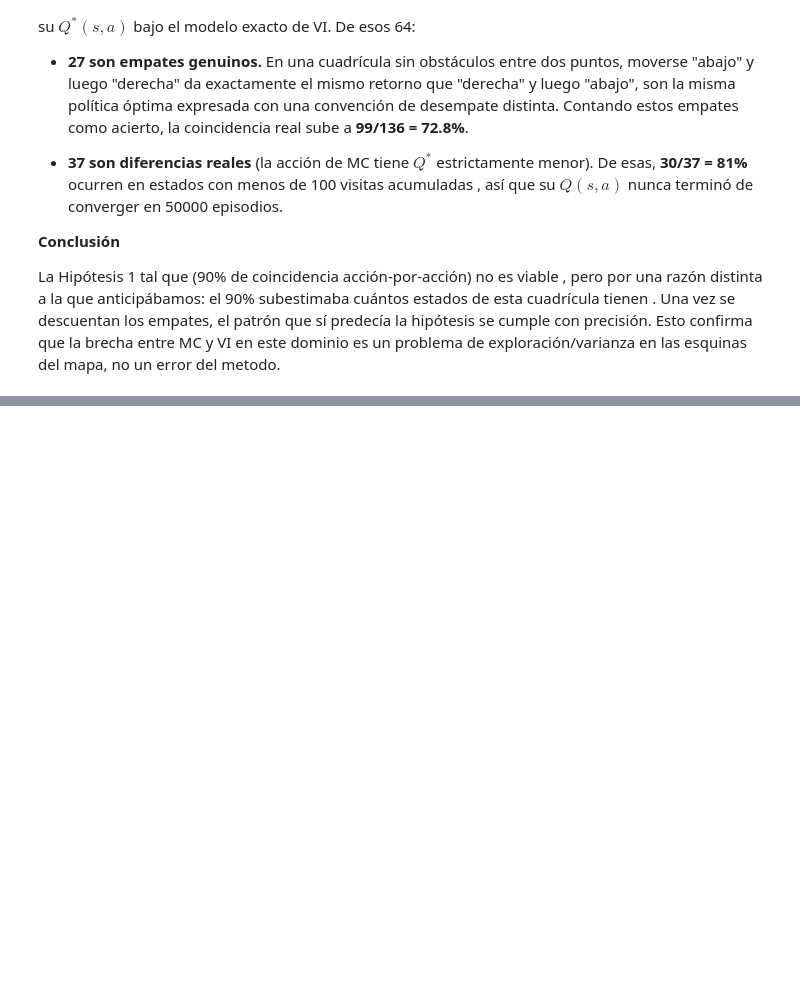
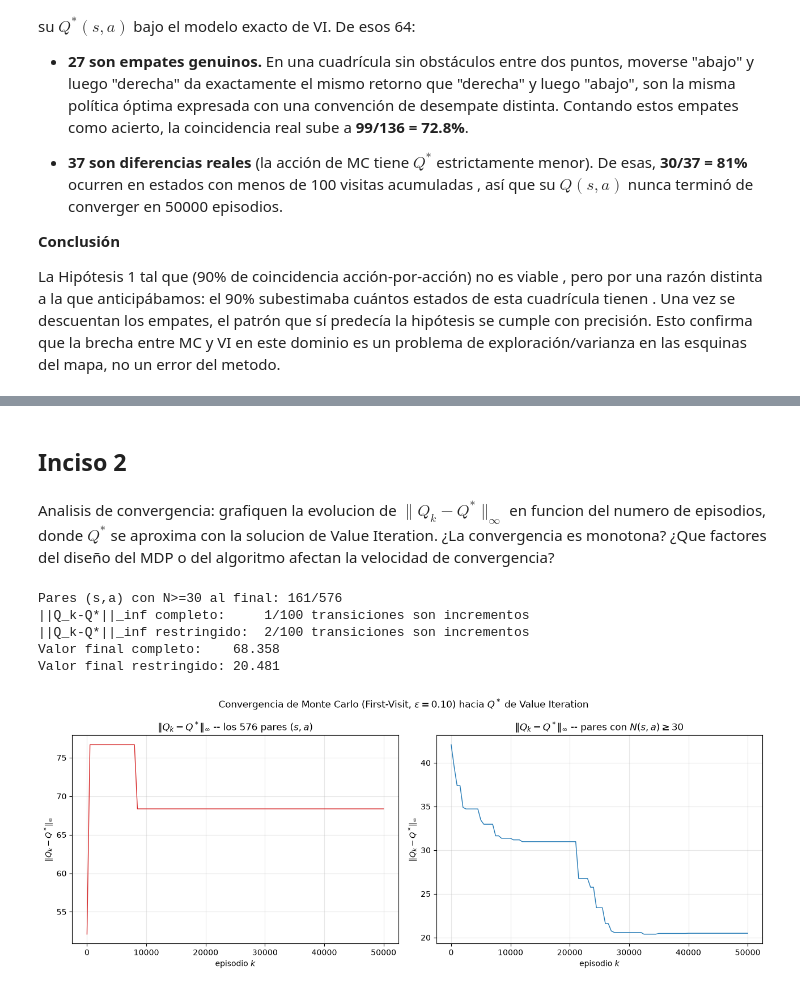
Before and after one commit to donmatthiuz/RL, a Jupyter notebook: Reporte.ipynb, the cells around one changed output, grey strips where cells are left out. Cells and saved outputs as stored; diff of their text form; code cells hidden in the pictures; blank space fills up the shorter version.

```diff
--- a/Reporte.ipynb
+++ b/Reporte.ipynb
@@ -327,11 +327,13 @@ seed = 0
 log_every = 5000
 out = "mc_control_results.pkl"
 
-checkpoint_episodes = [1, episodes // 2, episodes]
+# Checkpoints densos (cada 500 episodios) para poder graficar la curva de
+# convergencia ||Q_k - Q*||_inf vs numero de episodios en la Tarea 4.
+checkpoint_episodes = sorted(set([1, episodes // 2, episodes] + list(range(500, episodes + 1, 500))))
 
 env = GridWorld(gamma=gamma, max_steps=max_steps)
 
-Q, N, history, checkpoints = mc_control(
+Q, N, history, checkpoints, episode_returns = mc_control(
     env,
     num_episodes=episodes,
     epsilon=epsilon,
@@ -350,6 +352,7 @@ with open(out, "wb") as f:
             "N": dict(N),
             "history": history,
             "checkpoints": checkpoints,
+            "episode_returns": episode_returns,
             "epsilon": epsilon,
             "gamma": gamma,
             "episodes": episodes,
@@ -359,7 +362,7 @@ with open(out, "wb") as f:
         f,
     )
 print(f"\nResultados guardados en '{out}' "
-      f"(Q, N, history, checkpoints, hiperparámetros). Cárgalos en el notebook con pickle.load.")
+      f"(Q, N, history, checkpoints, episode_returns, hiperparametros). Cargalos en el notebook con pickle.load.")
 # %% [output]
 [MC Primera-Visita] episodio    5000 | V(s0) ~   6.031 | estados visitados: 135/144
 [MC Primera-Visita] episodio   10000 | V(s0) ~   6.605 | estados visitados: 135/144
@@ -542,0 +622,61 @@ La Hipótesis 1 tal que (90% de coincidencia acción-por-acción) no es viable ,
+# %% [markdown]
+## Inciso 2
+# %% [markdown]
+Analisis de convergencia: grafiquen la evolucion de $\|Q_k - Q^*\|_\infty$ en funcion del numero de episodios, donde $Q^*$ se aproxima con la solucion de Value Iteration. ¿La convergencia es monotona? ¿Que factores del diseño del MDP o del algoritmo afectan la velocidad de convergencia?
+# %%
+from mc_control import q_star_from_V, q_inf_error, ACTIONS
+
+Q_star = q_star_from_V(env, V_vi)
+
+# ||Q_k - Q*||_inf sobre los 144*4 = 576 pares (s,a) del MDP completo.
+eps_ckpt = sorted(checkpoints.keys())
+err_full = [q_inf_error(checkpoints[ep], Q_star) for ep in eps_ckpt]
+
+# Version restringida a pares (s,a) 'bien muestreados' (N(s,a) >= 30 al final
+# del entrenamiento), para separar el error de estimacion del ruido de un
+# unico par con N(s,a)=1 que domina la norma infinito.
+WELL_SAMPLED_MIN_N = 30
+well_sampled = {(s, a) for s, ns in N.items() for a in range(len(ACTIONS)) if ns[a] >= WELL_SAMPLED_MIN_N}
+
+def q_inf_error_restricted(Qk, Qstar, pairs):
+    err = 0.0
+    for (s, a) in pairs:
+        q_s = Qk.get(s, [0.0] * len(ACTIONS))
+        err = max(err, abs(q_s[a] - Qstar[s][a]))
+    return err
+
+err_restricted = [q_inf_error_restricted(checkpoints[ep], Q_star, well_sampled) for ep in eps_ckpt]
+
+increases_full = sum(1 for i in range(1, len(err_full)) if err_full[i] > err_full[i - 1] + 1e-9)
+increases_restr = sum(1 for i in range(1, len(err_restricted)) if err_restricted[i] > err_restricted[i - 1] + 1e-9)
+print(f"Pares (s,a) con N>={WELL_SAMPLED_MIN_N} al final: {len(well_sampled)}/{len(env.all_states()) * len(ACTIONS)}")
+print(f"||Q_k-Q*||_inf completo:     {increases_full}/{len(err_full) - 1} transiciones son incrementos")
+print(f"||Q_k-Q*||_inf restringido:  {increases_restr}/{len(err_restricted) - 1} transiciones son incrementos")
+print(f"Valor final completo:    {err_full[-1]:.3f}")
+print(f"Valor final restringido: {err_restricted[-1]:.3f}")
+# %% [output]
+Pares (s,a) con N>=30 al final: 161/576
+||Q_k-Q*||_inf completo:     1/100 transiciones son incrementos
+||Q_k-Q*||_inf restringido:  2/100 transiciones son incrementos
+Valor final completo:    68.358
+Valor final restringido: 20.481
+# %%
+fig, axes = plt.subplots(1, 2, figsize=(13, 5))
+
+axes[0].plot(eps_ckpt, err_full, color="#d62728", linewidth=1)
+axes[0].set_title("$\\|Q_k - Q^*\\|_\\infty$ -- los 576 pares $(s,a)$")
+axes[0].set_xlabel("episodio $k$")
+axes[0].set_ylabel("$\\|Q_k - Q^*\\|_\\infty$")
+axes[0].grid(alpha=0.3)
+
+axes[1].plot(eps_ckpt, err_restricted, color="#1f77b4", linewidth=1)
+axes[1].set_title(f"$\\|Q_k - Q^*\\|_\\infty$ -- pares con $N(s,a) \\geq {WELL_SAMPLED_MIN_N}$")
+axes[1].set_xlabel("episodio $k$")
+axes[1].set_ylabel("$\\|Q_k - Q^*\\|_\\infty$")
+axes[1].grid(alpha=0.3)
+
+fig.suptitle("Convergencia de Monte Carlo (First-Visit, $\\varepsilon=0.10$) hacia $Q^*$ de Value Iteration")
+fig.tight_layout()
+plt.show()
+# %% [output]
+[figure, added]
```
Also changed, not shown: parts of 20 cells of this notebook, 1 other file.
